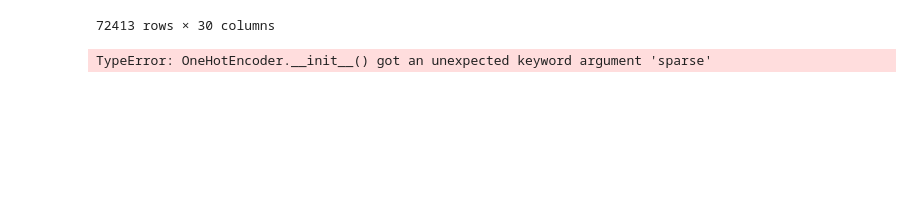
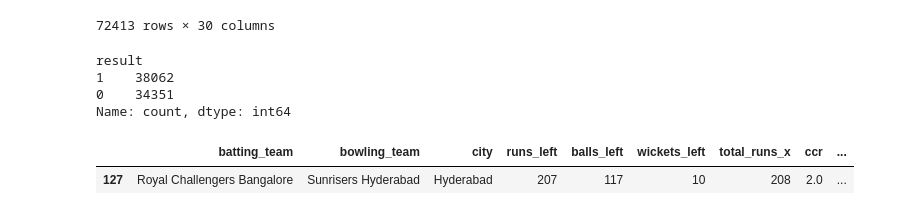
Before and after one commit to Chunmunchoubey/PracticeProjects, a Jupyter notebook: Match_winPredict.ipynb, the cells around one changed output. Drawn from its saved outputs; the diff is of its cells as text; code cells hidden in the pictures; blank space fills up the shorter version.

```diff
--- a/Match_winPredict.ipynb
+++ b/Match_winPredict.ipynb
@@ -200,5 +197,20 @@ def result(row):
 # %%
-delivery_df['result'] = delivery_df.apply(result, axis=1)
+
+def result(row):
+    return 1 if row['batting_team'] == row['winner'] else 0
+delivery_df['result'] = delivery_df.apply(result,axis=1)
+
+delivery_df['result'].value_counts()
+# %% [output]
+result
+1    38062
+0    34351
+Name: count, dtype: int64
 # %%
 final_df = delivery_df[['batting_team', 'bowling_team', 'city', 'runs_left', 'balls_left', 'wickets_left', 'total_runs_x', 'ccr', 'rrr', 'result']].head(10)
+final_df = final_df.sample(final_df.shape[0])
+final_df.sample()
+# %% [output]
+|  | batting_team | bowling_team | city | runs_left | balls_left | wickets_left | total_runs_x | ccr | ... |
+| 127 | Royal Challengers Bangalore | Sunrisers Hyderabad | Hyderabad | 207 | 117 | 10 | 208 | 2.0 | ... |
 # %%
@@ -213,19 +228,6 @@ X_train, X_test, y_train, y_test = train_test_split(X, y, test_size=0.2, random_
 from sklearn.compose import ColumnTransformer
 from sklearn.preprocessing import OneHotEncoder
 
-try:
-    trf = ColumnTransformer(
-        transformers=[
-            ('trf', OneHotEncoder(drop='first', sparse_output=False), ['batting_team', 'bowling_team', 'city'])
-        ],
-        remainder='passthrough'
-    )
-except TypeError:
-    trf = ColumnTransformer(
-        transformers=[
-            ('trf', OneHotEncoder(drop='first', sparse=False), ['batting_team', 'bowling_team', 'city'])
-        ],
-        remainder='passthrough'
-    )
+trf = ColumnTransformer([
+        ('trf', OneHotEncoder(drop='first', sparse_output=False), ['batting_team', 'bowling_team', 'city'])
+        ],remainder='passthrough')
-# %% [output]
-TypeError: OneHotEncoder.__init__() got an unexpected keyword argument 'sparse'
```
Also changed, not shown: parts of 8 cells of this notebook.
